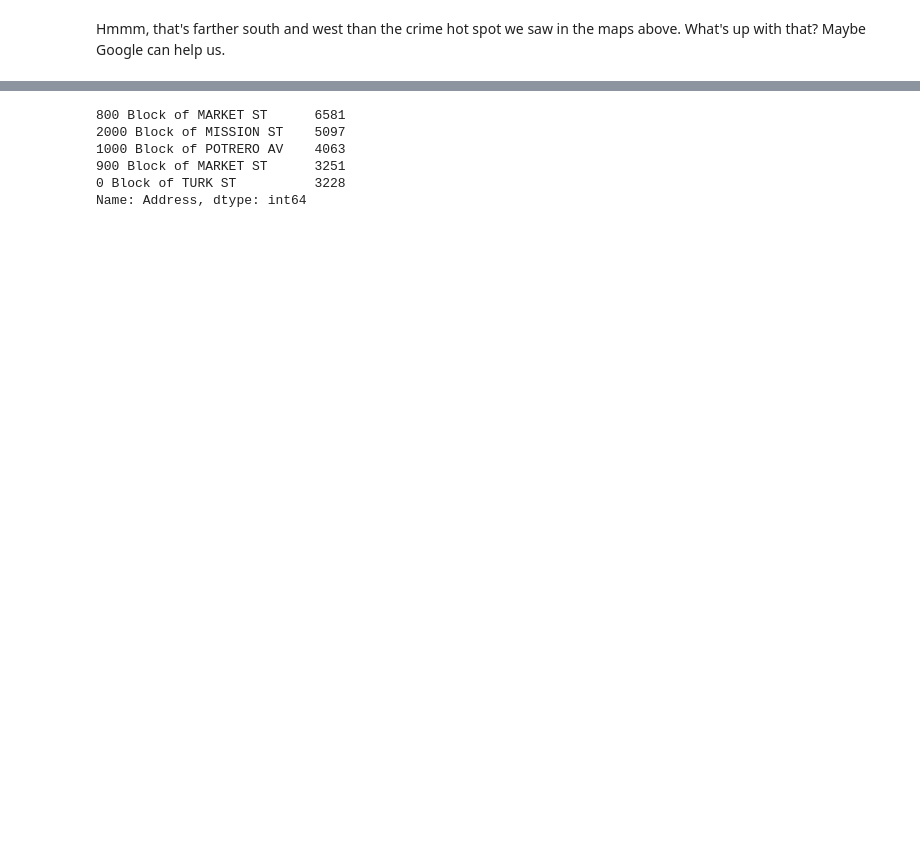
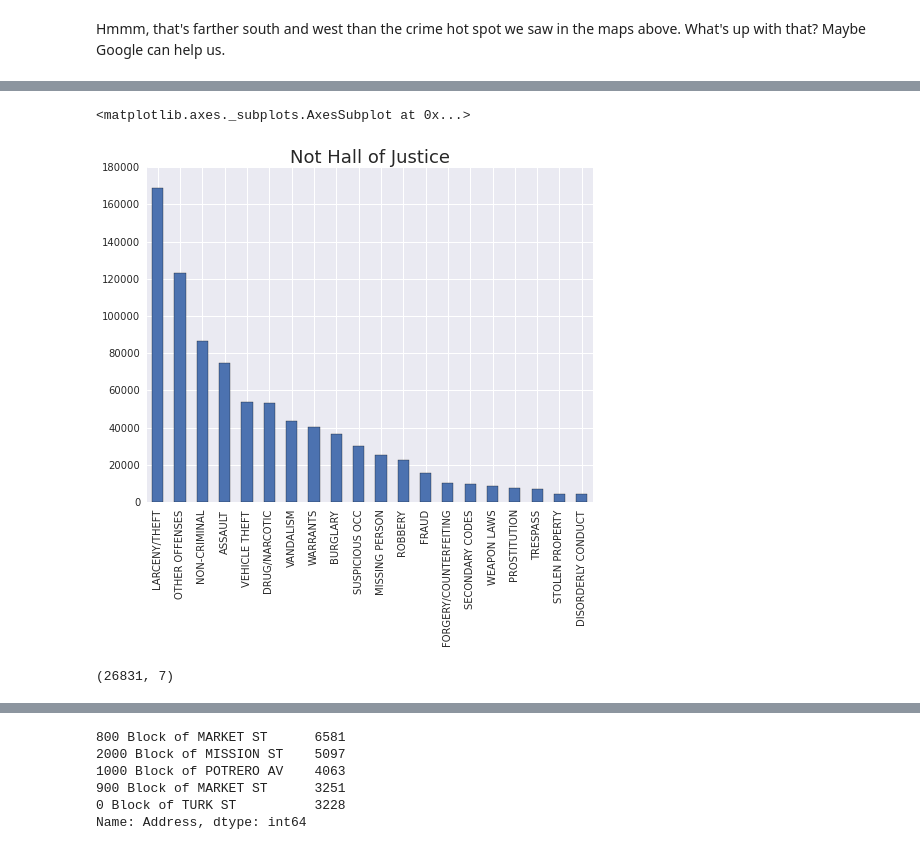
Before and after one commit to ryankresse/sf-crime, a Jupyter notebook: EDA_LOCATION.ipynb, the cells around one changed output, grey strips where cells are left out. Cells and saved outputs as stored; diff of their text form; code cells hidden in the pictures; blank space fills up the shorter version.

```diff
--- a/EDA_LOCATION.ipynb
+++ b/EDA_LOCATION.ipynb
@@ -189,0 +207,12 @@ Let's look at the real top crime locations. Grouping the data by address make ma
+# %%
+fig, ax =plt.subplots(1,1)
+ax.set_title('Not Hall of Justice')
+notHallOfJust.Category.value_counts().sort_values(ascending=False).iloc[:20].plot(kind='bar', ax=ax)
+# %% [output]
+<matplotlib.axes._subplots.AxesSubplot at 0x...>
+[figure, added]
+# %%
+test = pd.read_csv('input/test.csv')
+test[(test.X == topX) & (test.Y == topY)].shape
+# %% [output]
+(26831, 7)
```
Also changed, not shown: parts of 15 cells of this notebook, 3 other files.
